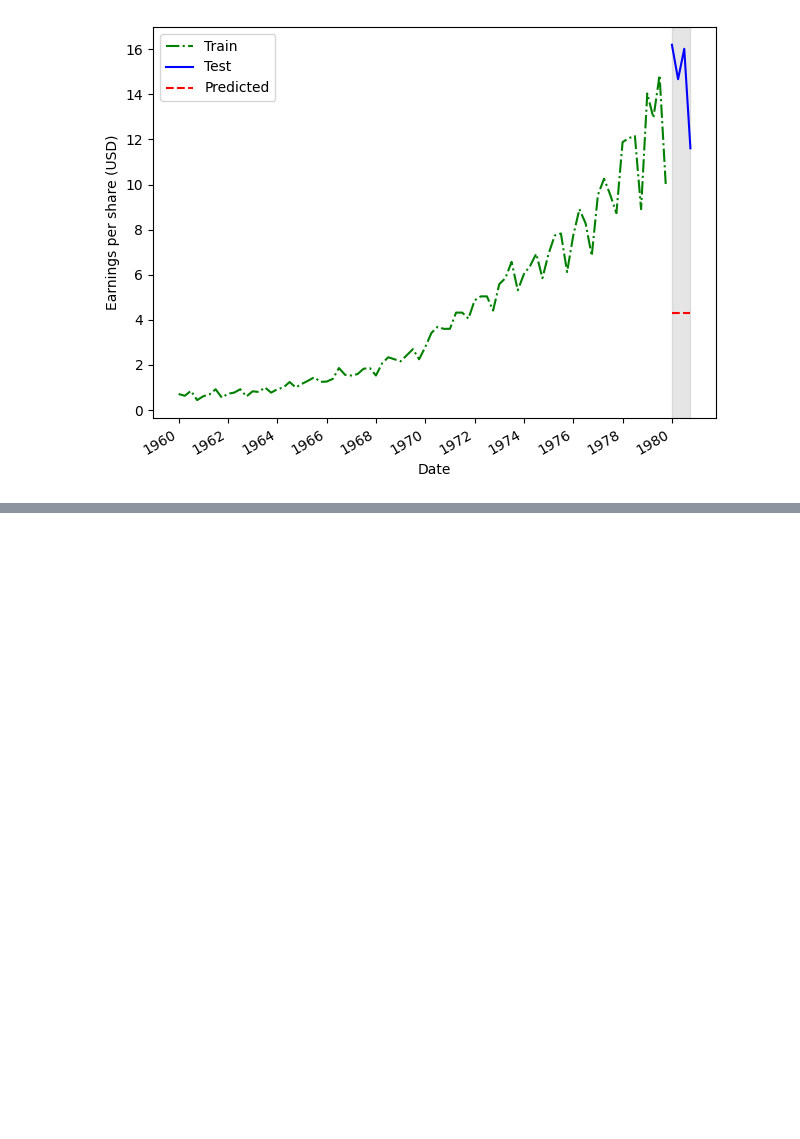
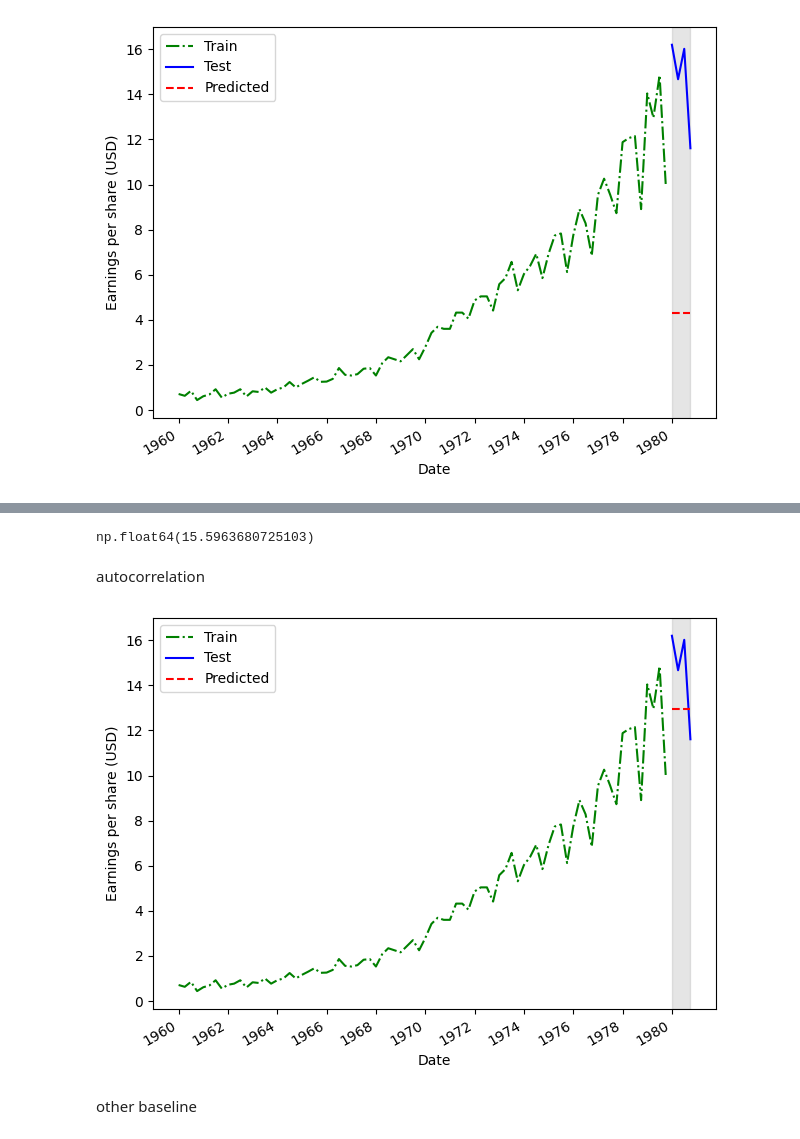
Before and after one commit to alejandro-armenta/time, a Jupyter notebook: baseline.ipynb, the cells around one changed output, grey strips where cells are left out. Drawn from its saved outputs; the diff is of its cells as text; code cells hidden in the pictures; blank space fills up the shorter version.

Commit message:
added other prediction

```diff
--- a/baseline.ipynb
+++ b/baseline.ipynb
@@ -87,0 +105,3 @@ plt.savefig('prediction.png')
+# %%
+last_year_mean = np.mean(train.data[-4:])
+last_year_mean
@@ -87,0 +110,2 @@ plt.savefig('prediction.png')
+# %%
+test.loc[:,'pred_last_yr_mean'] = last_year_mean
@@ -87,0 +120,35 @@ plt.savefig('prediction.png')
+# %%
+mape(
+    test['data'],
+    test['pred_last_yr_mean']
+)
+# %% [output]
+np.float64(15.5963680725103)
+# %% [markdown]
+autocorrelation
+# %%
+fig,ax = plt.subplots()
+
+#en el mismo ax puedes plotear multiple data!
+ax.plot(train['date'], train['data'], 'g-.', label='Train')
+ax.plot(test['date'], test['data'], 'b-', label='Test')
+
+ax.plot(test['date'], test['pred_last_yr_mean'], 'r--', label='Predicted')
+
+ax.set_xlabel('Date')
+ax.set_ylabel('Earnings per share (USD)')
+
+ax.axvspan(80,83, color='#808080', alpha=0.2)
+ax.legend(loc=2)
+
+#'son indices'
+plt.xticks(np.arange(0,85,8), labels=[1960,1962,1964,1966,1968,1970,1972,1974,1976,1978,1980])
+
+fig.autofmt_xdate()
+plt.tight_layout()
+
+plt.savefig('prediction_2.png')
+# %% [output]
+[figure, added]
+# %% [markdown]
+other baseline
```
Also changed, not shown: parts of 5 cells of this notebook, 1 other file.
